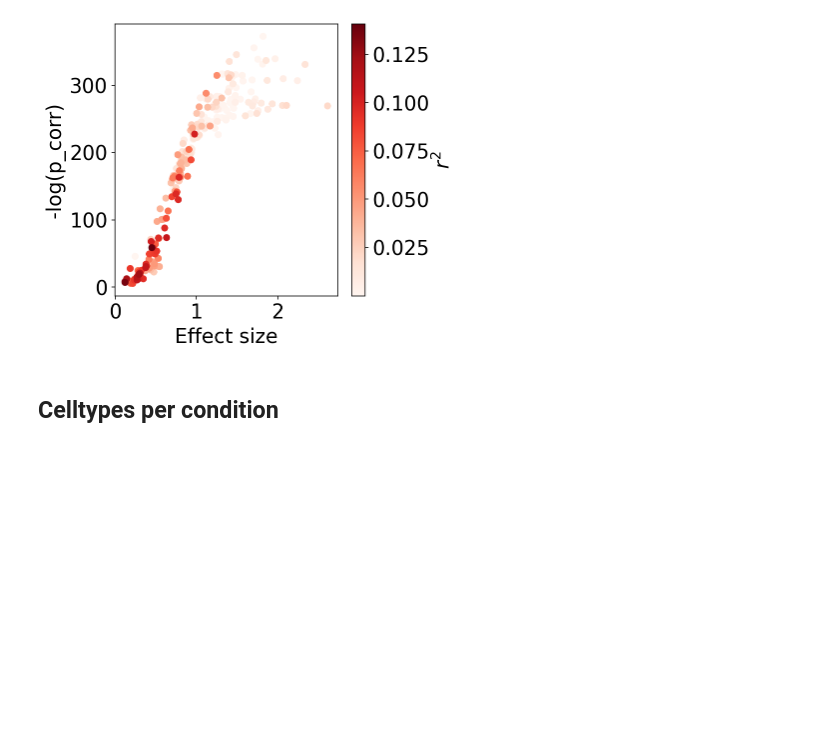
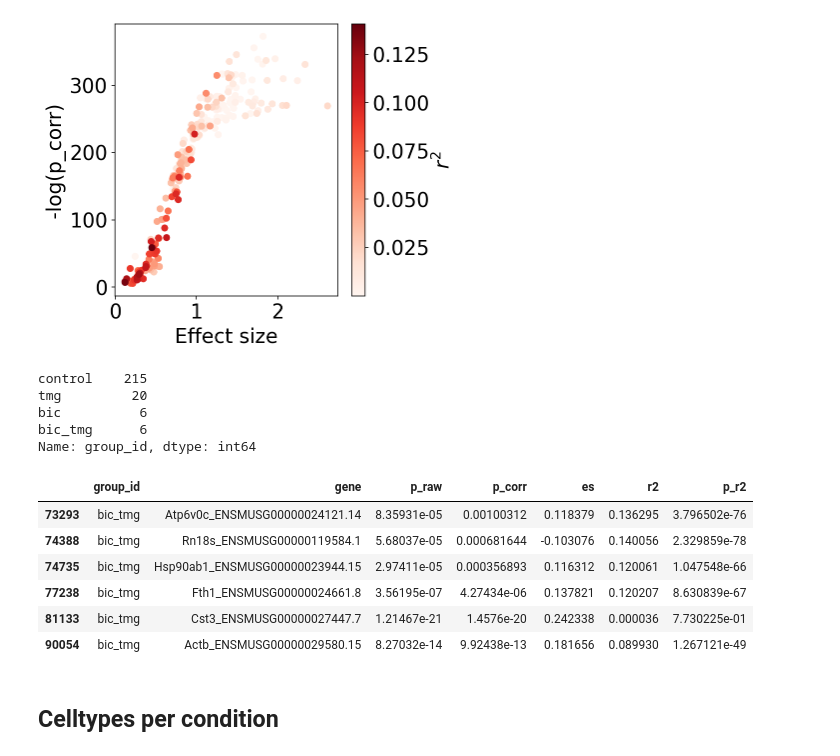
Before and after one commit to sbooeshaghi/azucar, a Jupyter notebook: analysis/brain/obs7/annotate.ipynb, the cells around one changed output. Cells and saved outputs as stored; diff of their text form; code cells hidden in the pictures; blank space fills up the shorter version.

```diff
--- a/analysis/brain/obs7/annotate.ipynb
+++ b/analysis/brain/obs7/annotate.ipynb
@@ -446,6 +456,24 @@ fig.colorbar(im, ax=ax, label="$r^2$")
 fig.show()
 # %% [output]
 [figure]
+# %%
+df.group_id.value_counts()
+# %% [output]
+control    215
+tmg         20
+bic          6
+bic_tmg      6
+Name: group_id, dtype: int64
+# %%
+df.query("group_id == 'bic_tmg'")
+# %% [output]
+|  | group_id | gene | p_raw | p_corr | es | r2 | p_r2 |
+| 73293 | bic_tmg | Atp6v0c_ENSMUSG00000024121.14 | 8.35931e-05 | 0.00100312 | 0.118379 | 0.136295 | 3.796502e-76 |
+| 74388 | bic_tmg | Rn18s_ENSMUSG00000119584.1 | 5.68037e-05 | 0.000681644 | -0.103076 | 0.140056 | 2.329859e-78 |
+| 74735 | bic_tmg | Hsp90ab1_ENSMUSG00000023944.15 | 2.97411e-05 | 0.000356893 | 0.116312 | 0.120061 | 1.047548e-66 |
+| 77238 | bic_tmg | Fth1_ENSMUSG00000024661.8 | 3.56195e-07 | 4.27434e-06 | 0.137821 | 0.120207 | 8.630839e-67 |
+| 81133 | bic_tmg | Cst3_ENSMUSG00000027447.7 | 1.21467e-21 | 1.4576e-20 | 0.242338 | 0.000036 | 7.730225e-01 |
+| 90054 | bic_tmg | Actb_ENSMUSG00000029580.15 | 8.27032e-14 | 9.92438e-13 | 0.181656 | 0.089930 | 1.267121e-49 |
 # %% [markdown]
 ## Celltypes per condition
 # %%
```
Also changed, not shown: parts of 8 cells of this notebook.
